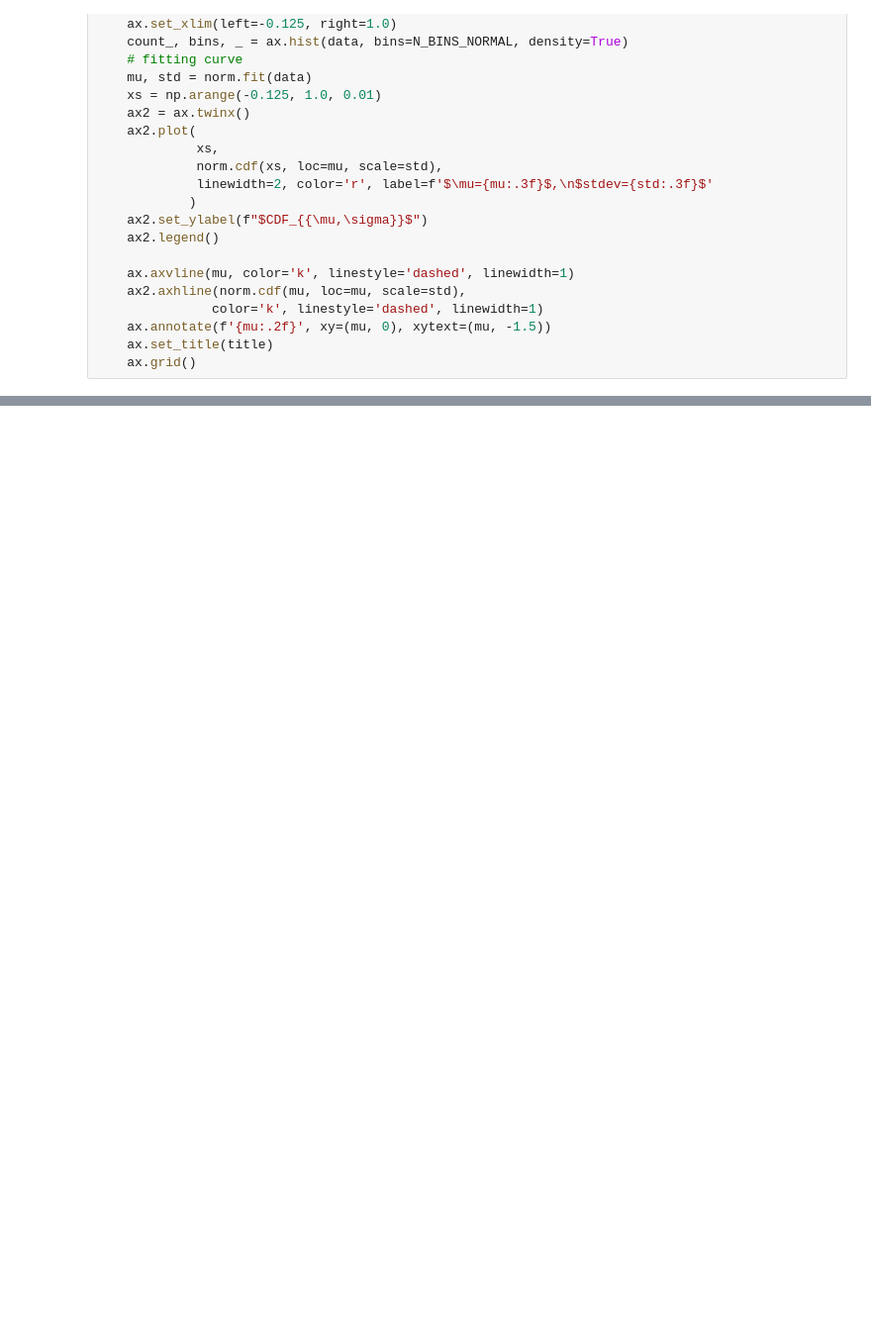
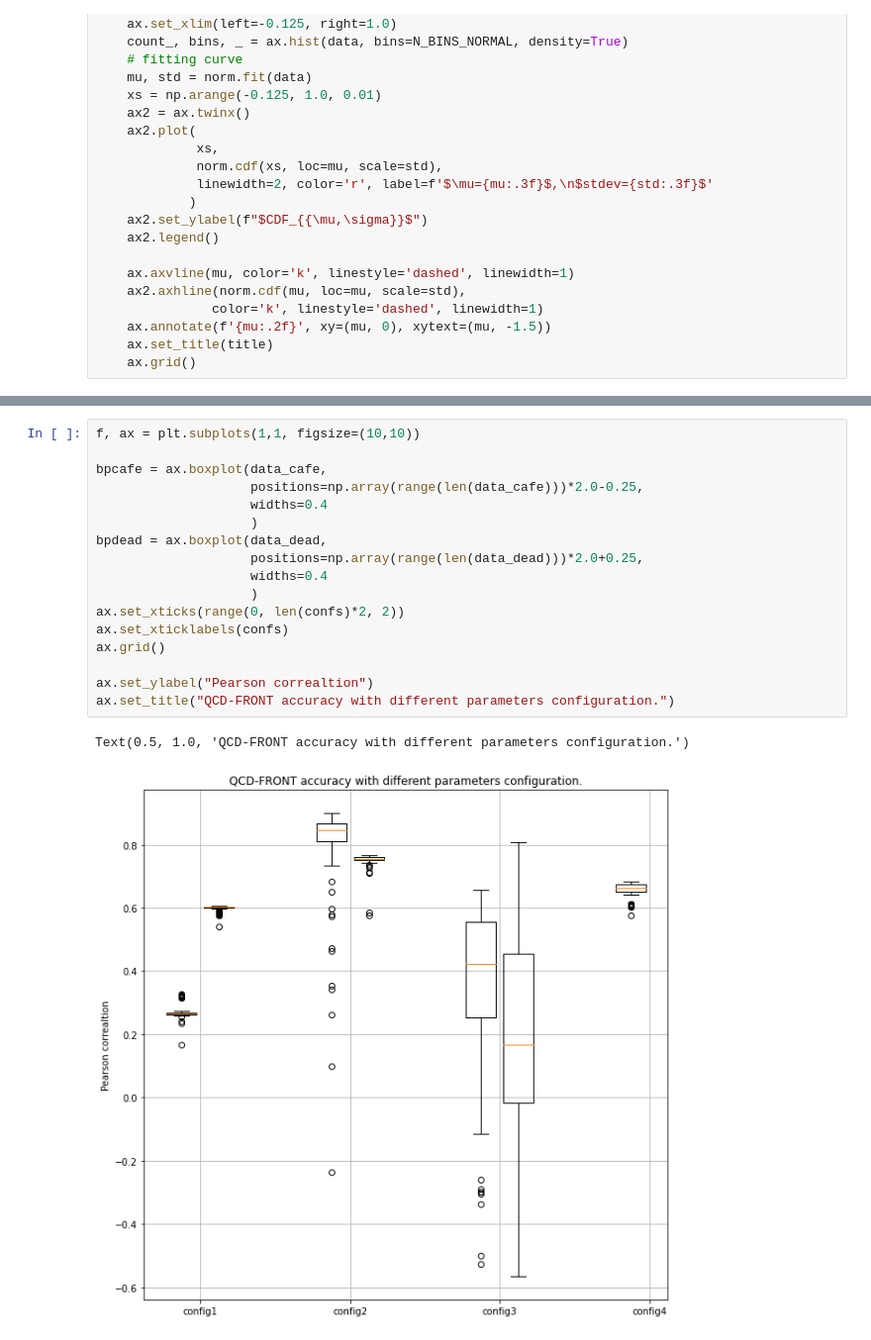
Before and after one commit to jpcsmith/qcsd-experiments, a Jupyter notebook: notebooks/redoing_plots.ipynb, the cells around one changed output, grey strips where cells are left out. Shown: that part at 99% size. Cells and saved outputs as stored; diff of their text form; blank space fills up the shorter version.

```diff
--- a/notebooks/redoing_plots.ipynb
+++ b/notebooks/redoing_plots.ipynb
@@ -75,0 +124,20 @@ f.show()
+# %%
+f, ax = plt.subplots(1,1, figsize=(10,10))
+
+bpcafe = ax.boxplot(data_cafe,
+                    positions=np.array(range(len(data_cafe)))*2.0-0.25,
+                    widths=0.4
+                    )
+bpdead = ax.boxplot(data_dead,
+                    positions=np.array(range(len(data_dead)))*2.0+0.25,
+                    widths=0.4
+                    )
+ax.set_xticks(range(0, len(confs)*2, 2))
+ax.set_xticklabels(confs)
+ax.grid()
+
+ax.set_ylabel("Pearson correaltion")
+ax.set_title("QCD-FRONT accuracy with different parameters configuration.")
+# %% [output]
+Text(0.5, 1.0, 'QCD-FRONT accuracy with different parameters configuration.')
+[figure, added]
```
Also changed, not shown: parts of 4 cells of this notebook, 1 other file.
